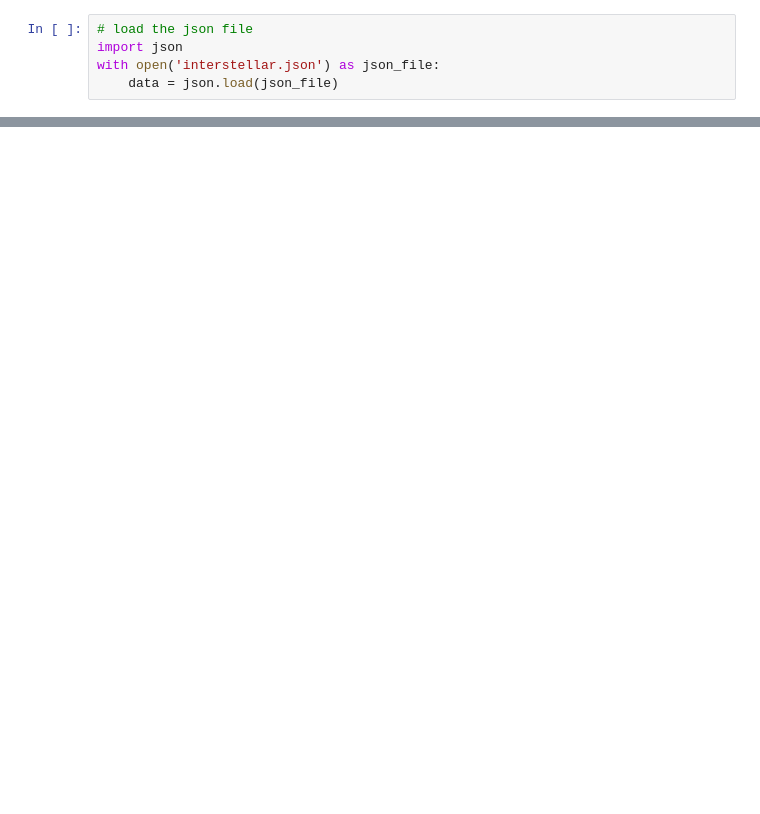
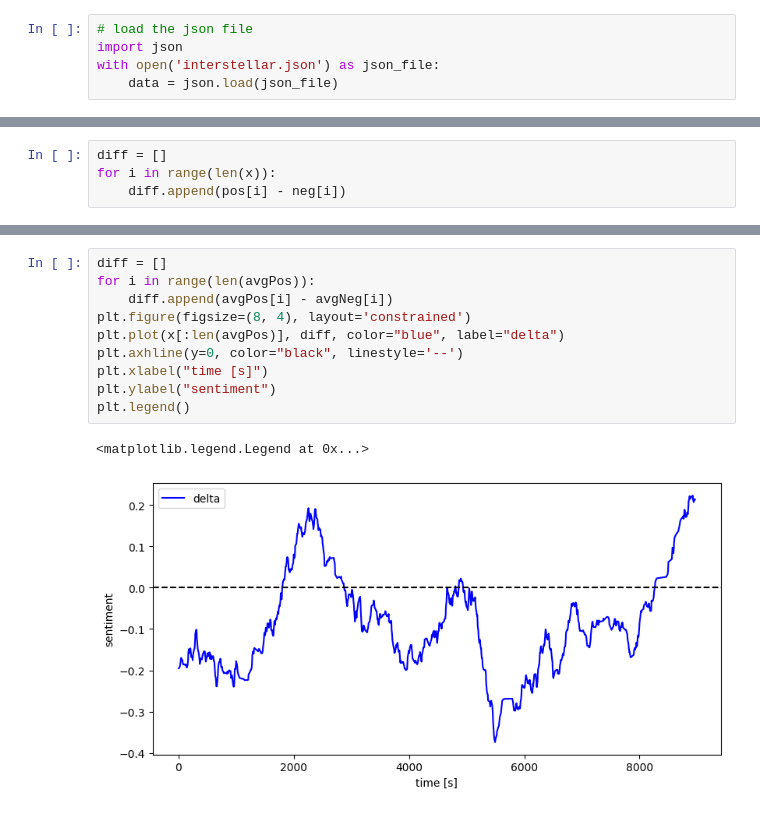
Before and after one commit to bwolleb/wem-movie-sentiment, a Jupyter notebook: analysis/test.ipynb, the cells around one changed output, grey strips where cells are left out. Cells and saved outputs as stored; diff of their text form; blank space fills up the shorter version.

```diff
--- a/analysis/test.ipynb
+++ b/analysis/test.ipynb
@@ -123,0 +96,4 @@ Analyze [[9767.669, 9770.369, 'In our new home.'], [9773.369, 9777.369, '']]
+# %%
+diff = []
+for i in range(len(x)):
+    diff.append(pos[i] - neg[i])
@@ -123,0 +125,13 @@ Analyze [[9767.669, 9770.369, 'In our new home.'], [9773.369, 9777.369, '']]
+# %%
+diff = []
+for i in range(len(avgPos)):
+    diff.append(avgPos[i] - avgNeg[i])
+plt.figure(figsize=(8, 4), layout='constrained')
+plt.plot(x[:len(avgPos)], diff, color="blue", label="delta")
+plt.axhline(y=0, color="black", linestyle='--')
+plt.xlabel("time [s]")
+plt.ylabel("sentiment")
+plt.legend()
+# %% [output]
+<matplotlib.legend.Legend at 0x...>
+[figure, added]
```
Also changed, not shown: parts of 13 cells of this notebook.
